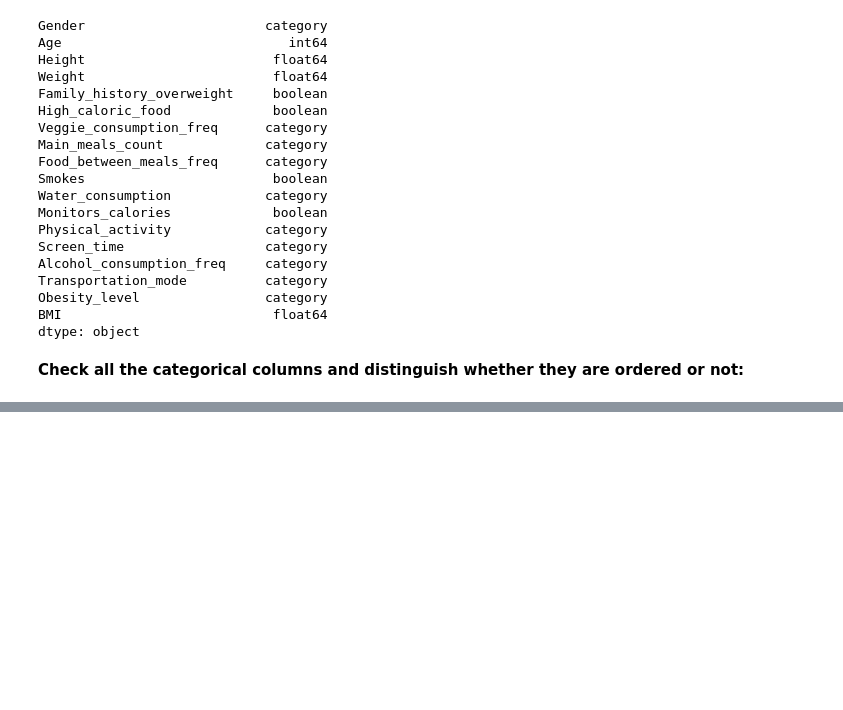
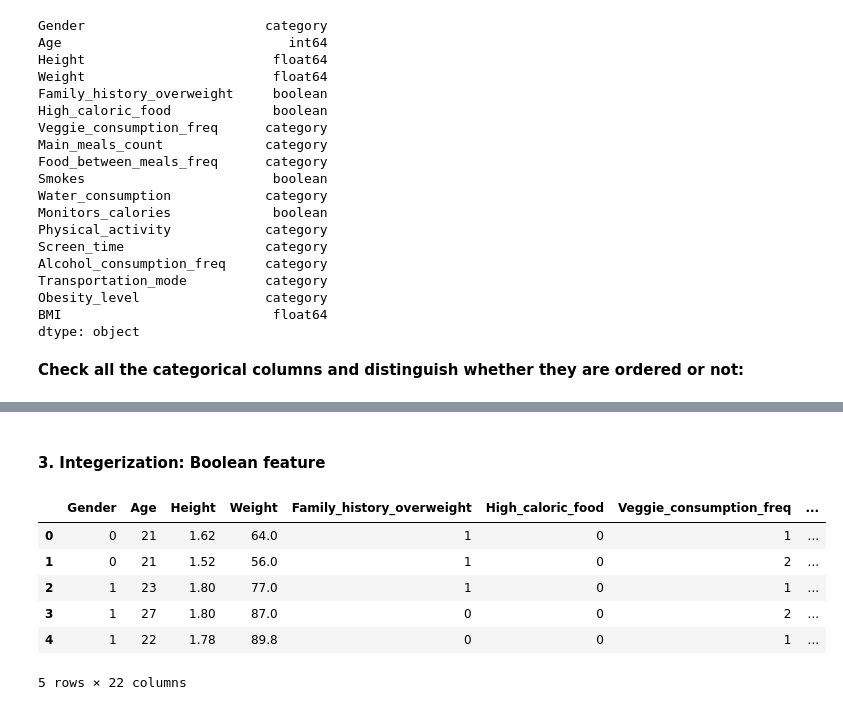
Before and after one commit to yueyan615/PROHI-dashboard-group777, a Jupyter notebook: jupyter-notebooks/diagnostic_analytics.ipynb, the cells around one changed output, grey strips where cells are left out. Cells and saved outputs as stored; diff of their text form; code cells hidden in the pictures; blank space fills up the shorter version.

```diff
--- a/jupyter-notebooks/diagnostic_analytics.ipynb
+++ b/jupyter-notebooks/diagnostic_analytics.ipynb
@@ -64,0 +78,21 @@ Obesity_level             | ordered=True:25s | categories=['Insufficient_Weight'
+# %%
+transportation_idx = df.columns.get_loc("Transportation_mode")
+Transportation_one_hot = pd.get_dummies(df["Transportation_mode"]).astype(int)
+
+df = df.drop("Transportation_mode", axis=1)
+
+for i, col in enumerate(Transportation_one_hot.columns):
+    df.insert(transportation_idx + i, col, Transportation_one_hot[col])
+
+# Rename columns of Transportation_mode one-hot encoding
+df = df.rename(
+    columns={
+        "Automobile":"Automobile_transportation",
+        "Bike":"Bike_transportation",
+        "Motorbike":"Motorbike_transportation",
+        "Public_Transportation":"Public_Transportation_transportation",
+        "Walking":"Walking_transportation"
+    }
+)
+
+df.head()
@@ -64,0 +151,27 @@ Obesity_level             | ordered=True:25s | categories=['Insufficient_Weight'
+# %% [markdown]
+#### 3. Integerization: Boolean feature
+# %%
+# Gender (Gender has only two categories, which can be equivalent to boolean)
+df['Gender'] = (df['Gender'] == 'Male').astype(int)
+
+# Family_history_overweight
+df['Family_history_overweight'] = (df['Family_history_overweight'] == True).astype(int)
+
+# High_caloric_food
+df['High_caloric_food'] = (df['High_caloric_food'] == True).astype(int)
+
+# Smokes
+df['Smokes'] = (df['Smokes'] == True).astype(int)
+
+# Monitors_calories
+df['Monitors_calories'] = (df['Monitors_calories'] == True).astype(int)
+
+df.head()
+# %% [output]
+|  | Gender | Age | Height | Weight | Family_history_overweight | High_caloric_food | Veggie_consumption_freq | ... |
+| 0 | 0 | 21 | 1.62 | 64.0 | 1 | 0 | 1 | ... |
+| 1 | 0 | 21 | 1.52 | 56.0 | 1 | 0 | 2 | ... |
+| 2 | 1 | 23 | 1.80 | 77.0 | 1 | 0 | 1 | ... |
+| 3 | 1 | 27 | 1.80 | 87.0 | 0 | 0 | 2 | ... |
+| 4 | 1 | 22 | 1.78 | 89.8 | 0 | 0 | 1 | ... |
+5 rows × 22 columns
```
Also changed, not shown: parts of 15 cells of this notebook.
